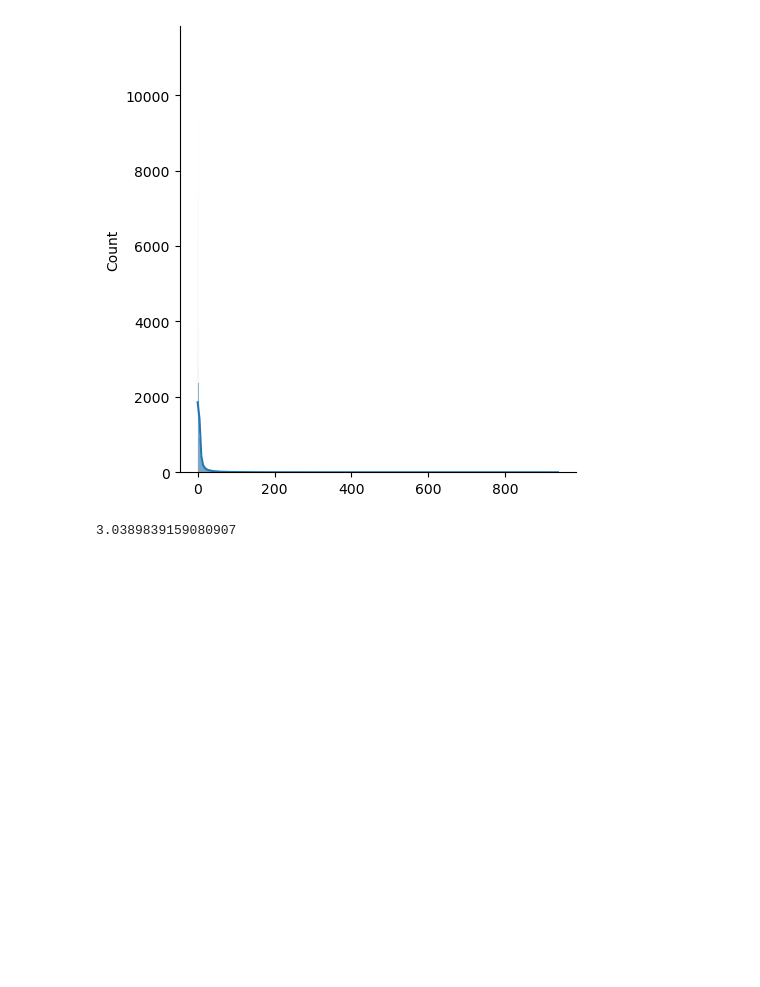
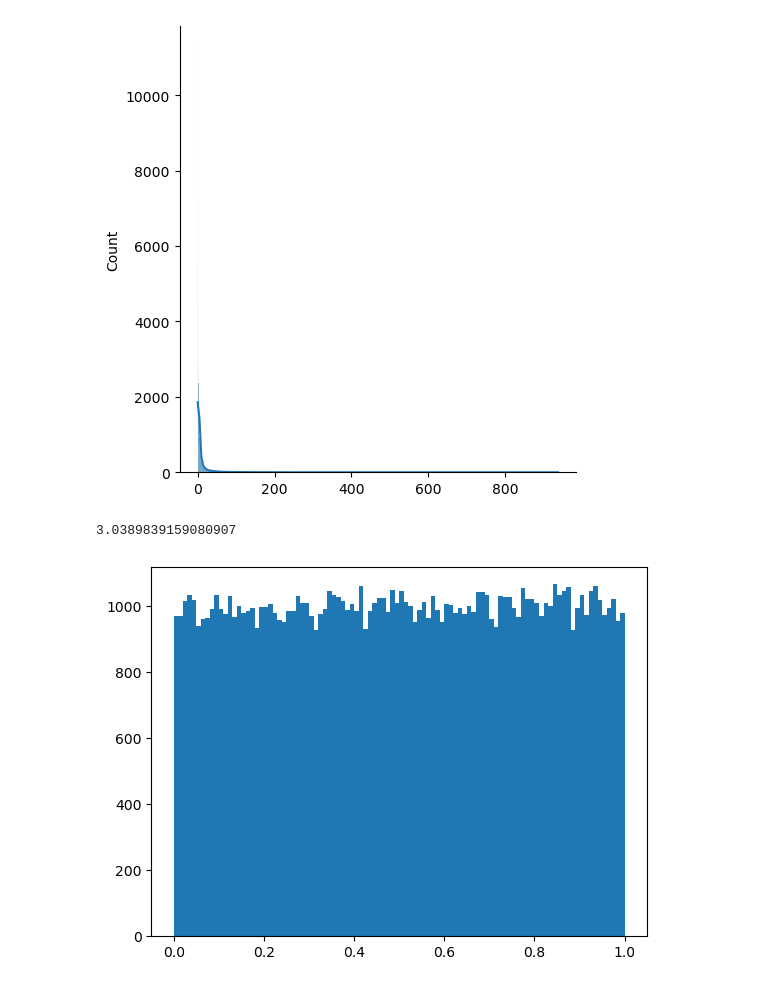
Before and after one commit to ahans30/Multi-Armted-Bandit, a Jupyter notebook: experiment.ipynb, the cells around one changed output. Cells and saved outputs as stored; diff of their text form; code cells hidden in the pictures; blank space fills up the shorter version.

```diff
--- a/experiment.ipynb
+++ b/experiment.ipynb
@@ -35,3 +36,9 @@ sns.displot(dist, kde = True)
 np.random.wald(10, 1)
 # %% [output]
 3.0389839159080907
+# %%
+normal = [random.random() for _ in range(100_000)]
+plt.hist(normal, bins = 100)
+plt.show()
+# %% [output]
+[figure, added]
```
Also changed, not shown: parts of 1 cell of this notebook, 1 other file.
